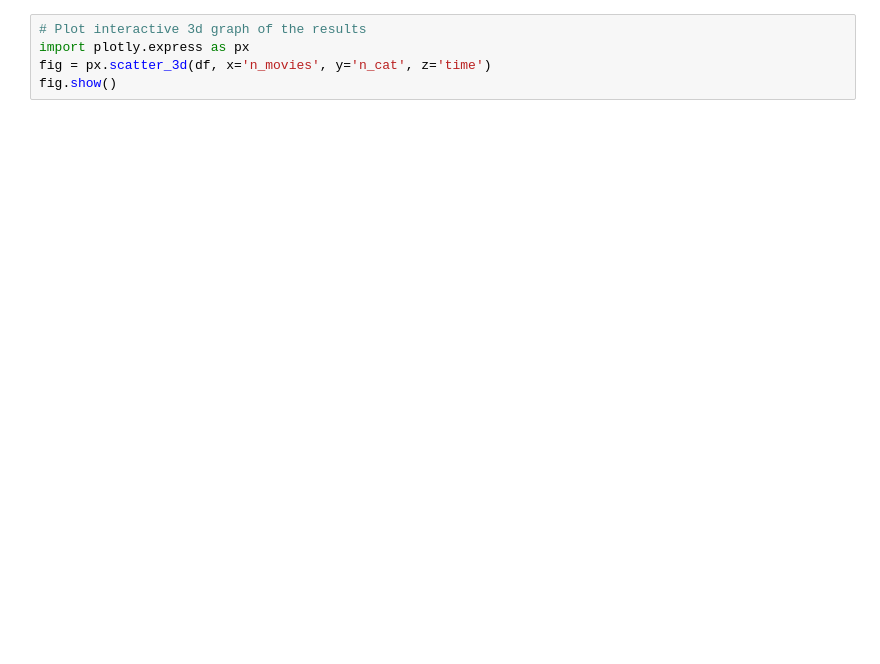
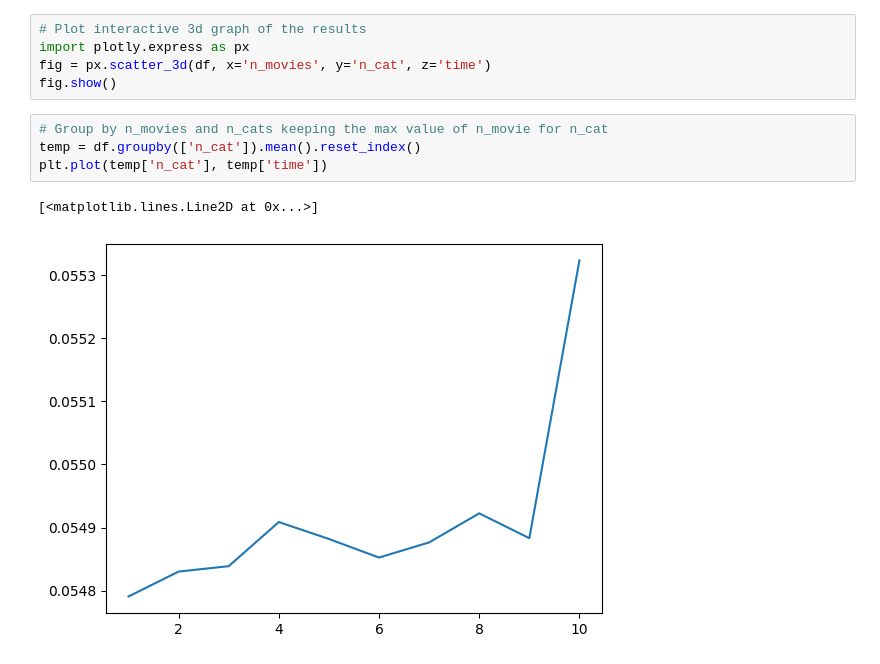
Before and after one commit to arthurchieppe/filmes-supercomp, a Jupyter notebook: compare_results/display_results.ipynb, the cells around one changed output. Drawn from its saved outputs; the diff is of its cells as text; blank space fills up the shorter version.

```diff
--- a/compare_results/display_results.ipynb
+++ b/compare_results/display_results.ipynb
@@ -35,3 +36,10 @@ plt.show()
 import plotly.express as px
 fig = px.scatter_3d(df, x='n_movies', y='n_cat', z='time')
 fig.show()
+# %%
+# Group by n_movies and n_cats keeping the max value of n_movie for n_cat
+temp = df.groupby(['n_cat']).mean().reset_index()
+plt.plot(temp['n_cat'], temp['time'])
+# %% [output]
+[<matplotlib.lines.Line2D at 0x...>]
+[figure, added]
```
Also changed, not shown: parts of 4 cells of this notebook, 5 other files.
